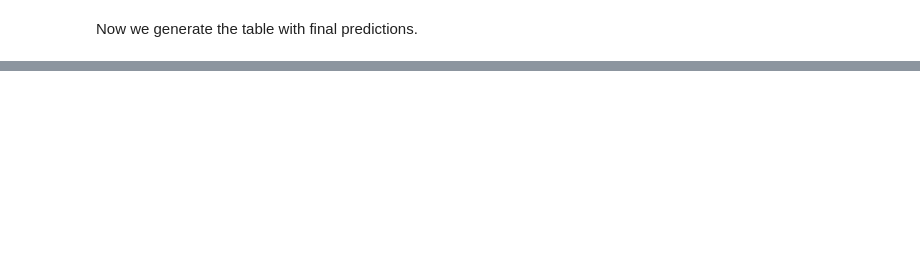
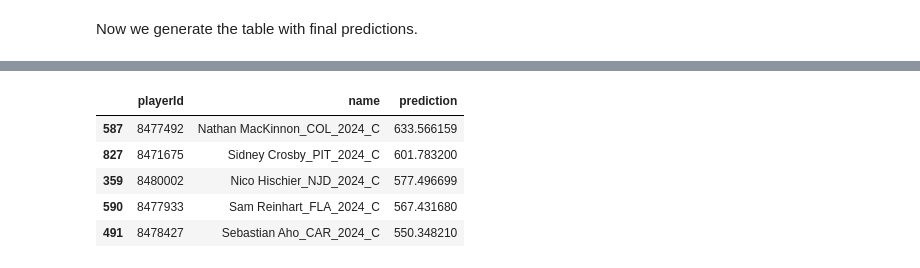
Before and after one commit to chrisberry888/FantasyHockeyAnalyzer, a Jupyter notebook: V2 Fantasy Hockey Analyzer.ipynb, the cells around one changed output, grey strips where cells are left out. Cells and saved outputs as stored; diff of their text form; code cells hidden in the pictures; blank space fills up the shorter version.

```diff
--- a/V2 Fantasy Hockey Analyzer.ipynb
+++ b/V2 Fantasy Hockey Analyzer.ipynb
@@ -77 +76,3 @@ for year in range(2010, current_year):
     yearly_player_data.append(final_df)
+# %%
+player_id_table = mx.get_player_id_table(yearly_player_data)
@@ -102,7 +112,7 @@ one_year_neural_nets = mx.create_models(
     one_year_X,
     one_year_y,
     MLPRegressor(max_iter=1000),
-    number_of_one_year_neural_nets
+    10 #number_of_one_year_neural_nets
 )
 # %%
 one_year_random_forests = mx.create_models(
@@ -156,0 +168,11 @@ current_three_year_X.head()
+# %%
+one_year_neural_net_predictions = mx.get_prediction_table(one_year_neural_nets, current_one_year_X, player_id_table)
+# %%
+one_year_neural_net_predictions.head()
+# %% [output]
+|  | playerId | name | prediction |
+| 587 | 8477492 | Nathan MacKinnon_COL_2024_C | 633.566159 |
+| 827 | 8471675 | Sidney Crosby_PIT_2024_C | 601.783200 |
+| 359 | 8480002 | Nico Hischier_NJD_2024_C | 577.496699 |
+| 590 | 8477933 | Sam Reinhart_FLA_2024_C | 567.431680 |
+| 491 | 8478427 | Sebastian Aho_CAR_2024_C | 550.348210 |
```
Also changed, not shown: parts of 5 cells of this notebook, 2 other files.
